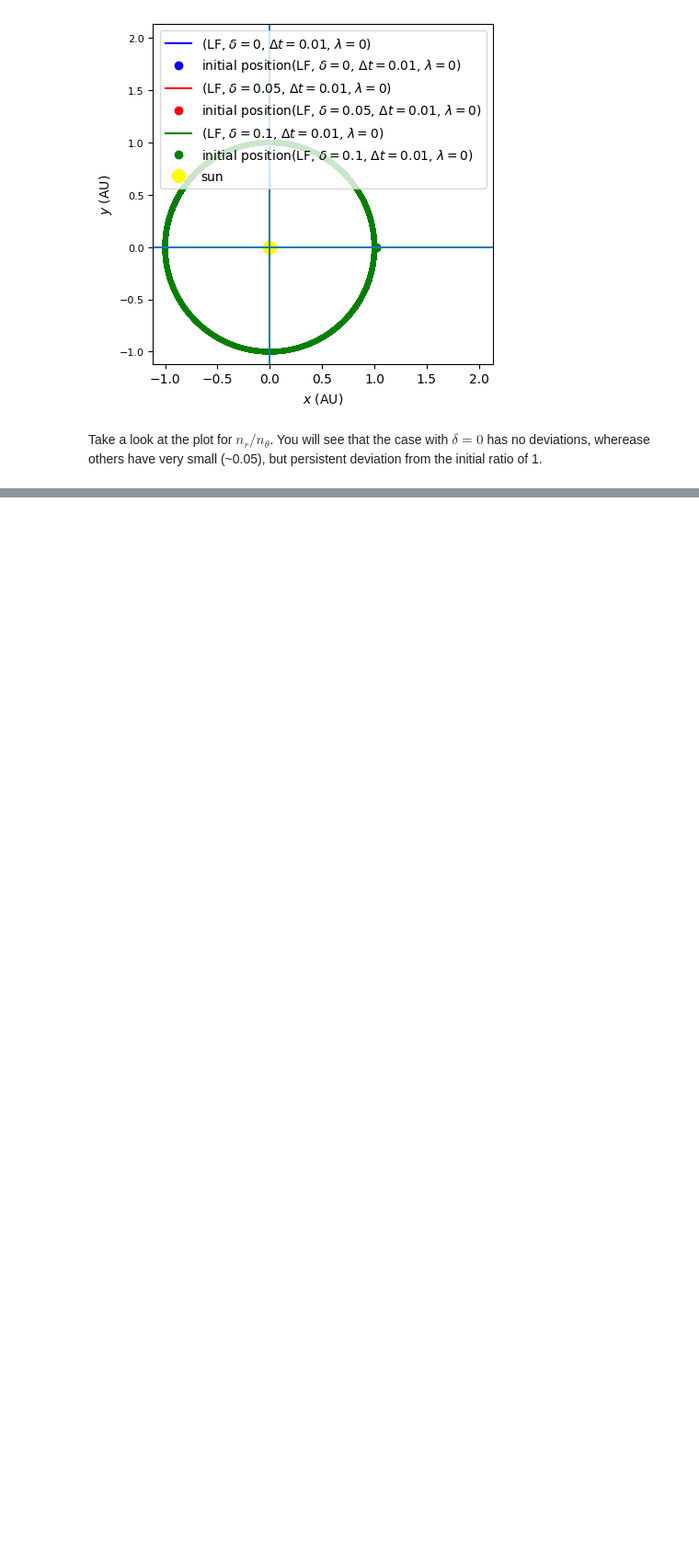
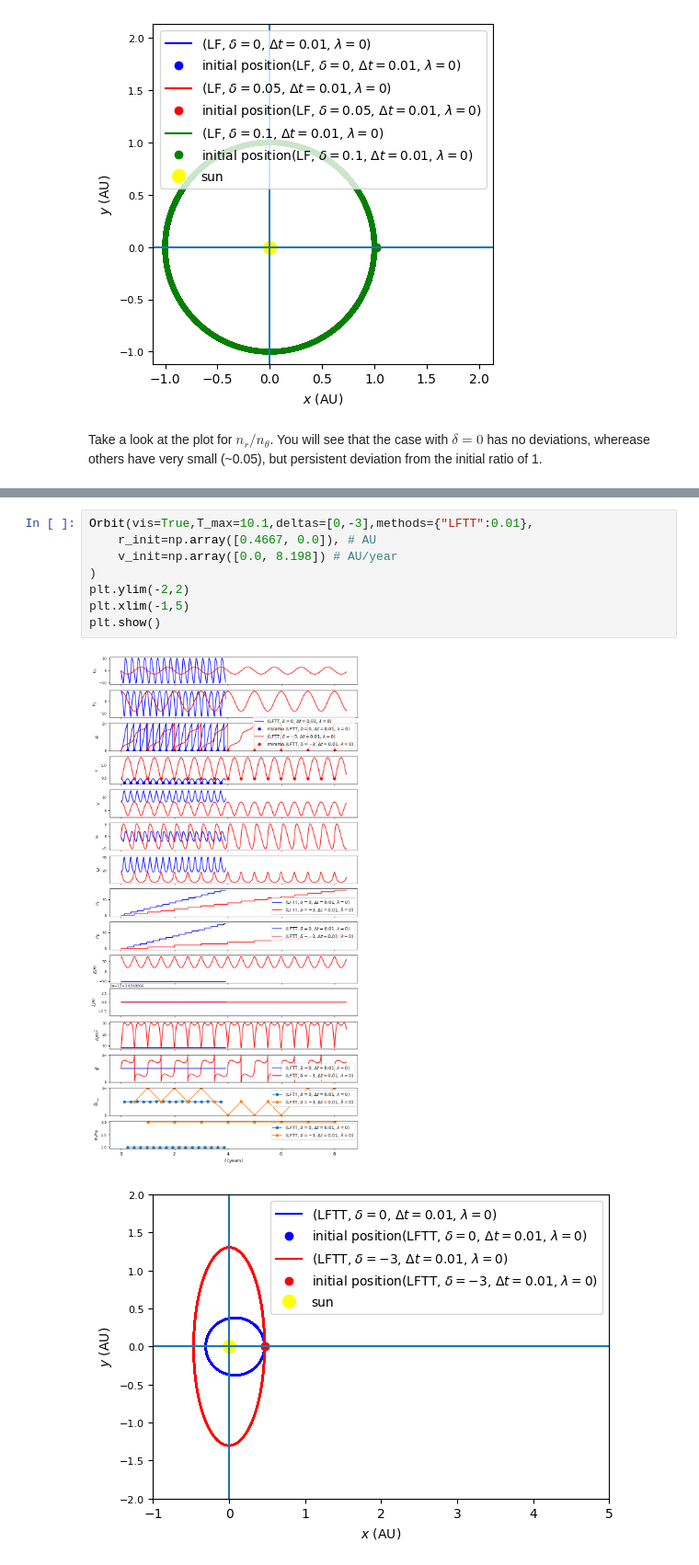
Before and after one commit to pranav-joshi-iitgn/PH509, a Jupyter notebook: Assignment3/M1.ipynb, the cells around one changed output, grey strips where cells are left out. Shown at 92% size. Drawn from its saved outputs; the diff is of its cells as text; blank space fills up the shorter version.

```diff
--- a/Assignment3/M1.ipynb
+++ b/Assignment3/M1.ipynb
@@ -205,0 +329,11 @@ Take a look at the plot for $n_r/n_\theta$. You will see that the case with $\de
+# %%
+Orbit(vis=True,T_max=10.1,deltas=[0,-3],methods={"LFTT":0.01},
+    r_init=np.array([0.4667, 0.0]), # AU
+    v_init=np.array([0.0, 8.198]) # AU/year
+)
+plt.ylim(-2,2)
+plt.xlim(-1,5)
+plt.show()
+# %% [output]
+[figure, added]
+[figure, added]
```
Also changed, not shown: parts of 23 cells of this notebook.
